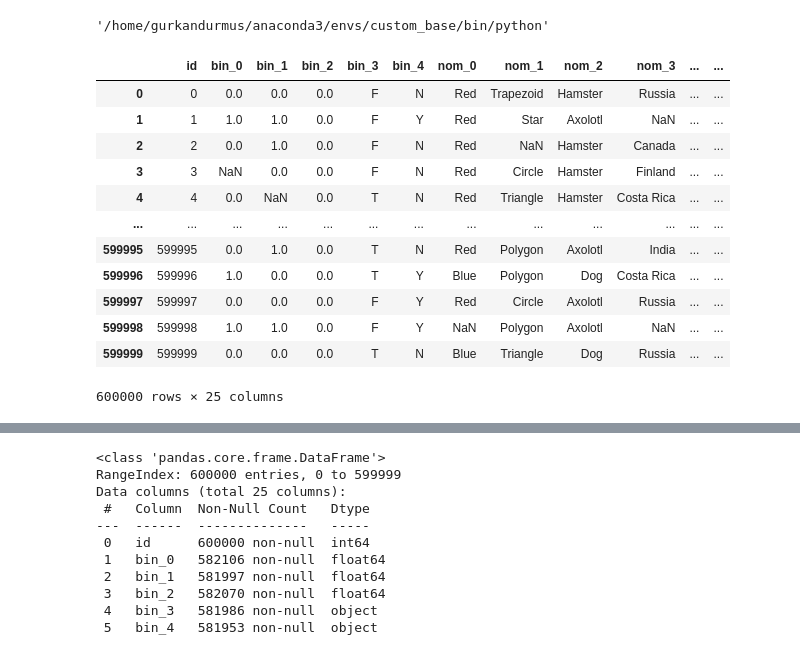
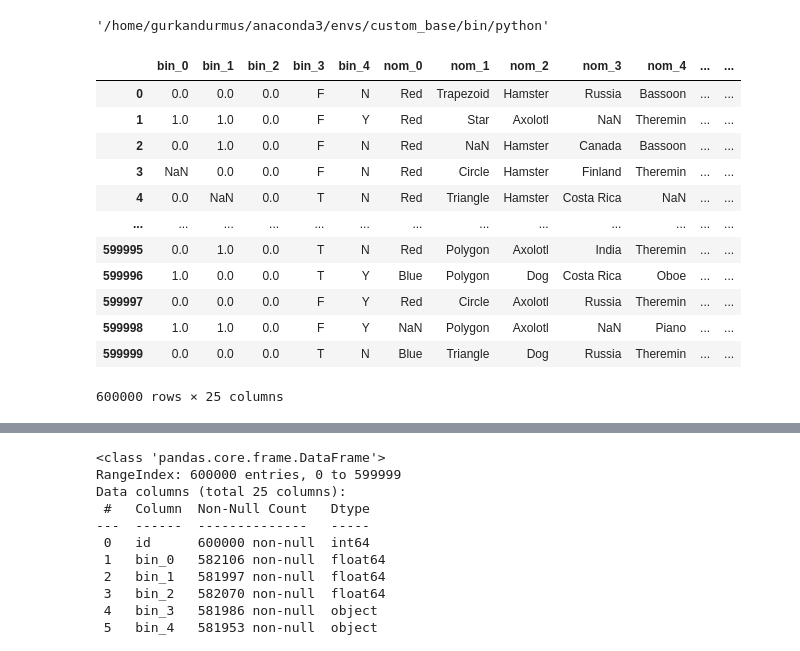
Before and after one commit to gurkandyilmaz/courses-and-tutorials, a Jupyter notebook: machine_learning/ApproachingAnyMachineLearningProblem/05_approaching_categorical_variables/notebooks/exploration.ipynb, the cells around one changed output, grey strips where cells are left out. Saved outputs shown, nothing was run; the diff lists cells and outputs as text; code cells hidden in the pictures.

```diff
--- a/machine_learning/ApproachingAnyMachineLearningProblem/05_approaching_categorical_variables/notebooks/exploration.ipynb
+++ b/machine_learning/ApproachingAnyMachineLearningProblem/05_approaching_categorical_variables/notebooks/exploration.ipynb
@@ -19,22 +19,22 @@ from sklearn import preprocessing
 
 from src import config
 # %%
-train_file = "categorical_features_train.csv"
+train_file = "categorical_features_train_folds.csv"
 test_file = "categorical_features_test.csv"
 df_train = pd.read_csv(config.INPUT_DIR / train_file)
 df_test = pd.read_csv(config.INPUT_DIR / test_file)
 df_train
 # %% [output]
-|  | id | bin_0 | bin_1 | bin_2 | bin_3 | bin_4 | nom_0 | nom_1 | nom_2 | nom_3 | ... | ... |
-| 0 | 0 | 0.0 | 0.0 | 0.0 | F | N | Red | Trapezoid | Hamster | Russia | ... | ... |
-| 1 | 1 | 1.0 | 1.0 | 0.0 | F | Y | Red | Star | Axolotl | NaN | ... | ... |
-| 2 | 2 | 0.0 | 1.0 | 0.0 | F | N | Red | NaN | Hamster | Canada | ... | ... |
-| 3 | 3 | NaN | 0.0 | 0.0 | F | N | Red | Circle | Hamster | Finland | ... | ... |
-| 4 | 4 | 0.0 | NaN | 0.0 | T | N | Red | Triangle | Hamster | Costa Rica | ... | ... |
+|  | bin_0 | bin_1 | bin_2 | bin_3 | bin_4 | nom_0 | nom_1 | nom_2 | nom_3 | nom_4 | ... | ... |
+| 0 | 0.0 | 0.0 | 0.0 | F | N | Red | Trapezoid | Hamster | Russia | Bassoon | ... | ... |
+| 1 | 1.0 | 1.0 | 0.0 | F | Y | Red | Star | Axolotl | NaN | Theremin | ... | ... |
+| 2 | 0.0 | 1.0 | 0.0 | F | N | Red | NaN | Hamster | Canada | Bassoon | ... | ... |
+| 3 | NaN | 0.0 | 0.0 | F | N | Red | Circle | Hamster | Finland | Theremin | ... | ... |
+| 4 | 0.0 | NaN | 0.0 | T | N | Red | Triangle | Hamster | Costa Rica | NaN | ... | ... |
 | ... | ... | ... | ... | ... | ... | ... | ... | ... | ... | ... | ... | ... |
-| 599995 | 599995 | 0.0 | 1.0 | 0.0 | T | N | Red | Polygon | Axolotl | India | ... | ... |
-| 599996 | 599996 | 1.0 | 0.0 | 0.0 | T | Y | Blue | Polygon | Dog | Costa Rica | ... | ... |
-| 599997 | 599997 | 0.0 | 0.0 | 0.0 | F | Y | Red | Circle | Axolotl | Russia | ... | ... |
-| 599998 | 599998 | 1.0 | 1.0 | 0.0 | F | Y | NaN | Polygon | Axolotl | NaN | ... | ... |
-| 599999 | 599999 | 0.0 | 0.0 | 0.0 | T | N | Blue | Triangle | Dog | Russia | ... | ... |
+| 599995 | 0.0 | 1.0 | 0.0 | T | N | Red | Polygon | Axolotl | India | Theremin | ... | ... |
+| 599996 | 1.0 | 0.0 | 0.0 | T | Y | Blue | Polygon | Dog | Costa Rica | Oboe | ... | ... |
+| 599997 | 0.0 | 0.0 | 0.0 | F | Y | Red | Circle | Axolotl | Russia | Theremin | ... | ... |
+| 599998 | 1.0 | 1.0 | 0.0 | F | Y | NaN | Polygon | Axolotl | NaN | Piano | ... | ... |
+| 599999 | 0.0 | 0.0 | 0.0 | T | N | Blue | Triangle | Dog | Russia | Theremin | ... | ... |
 600000 rows × 25 columns
```
Also changed, not shown: parts of 1 cell of this notebook.
